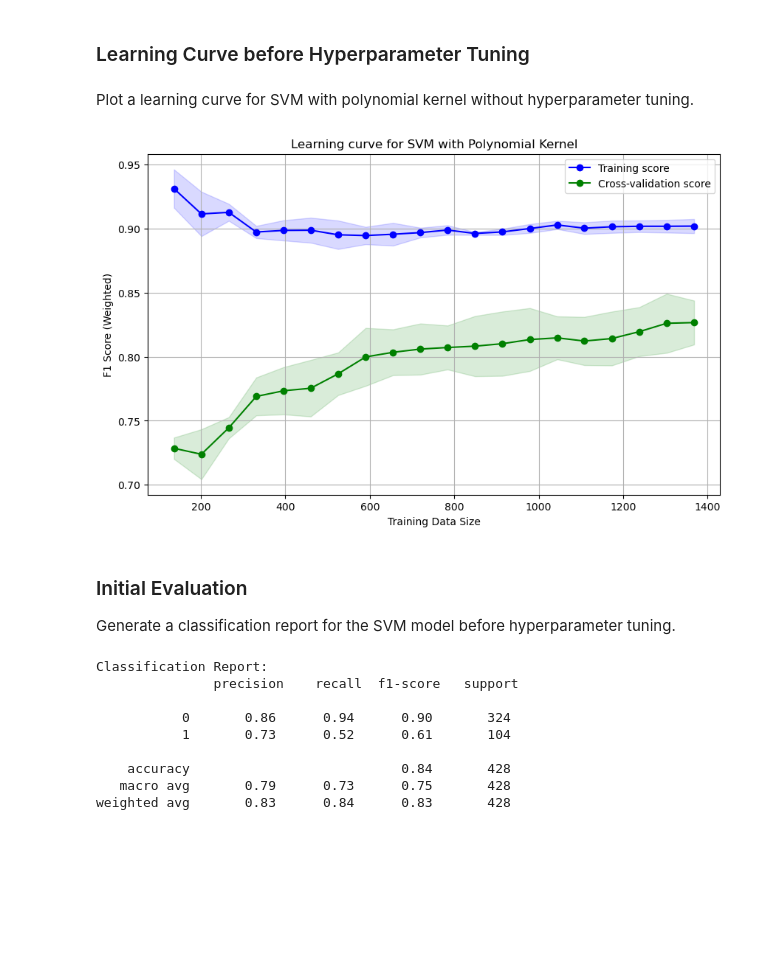
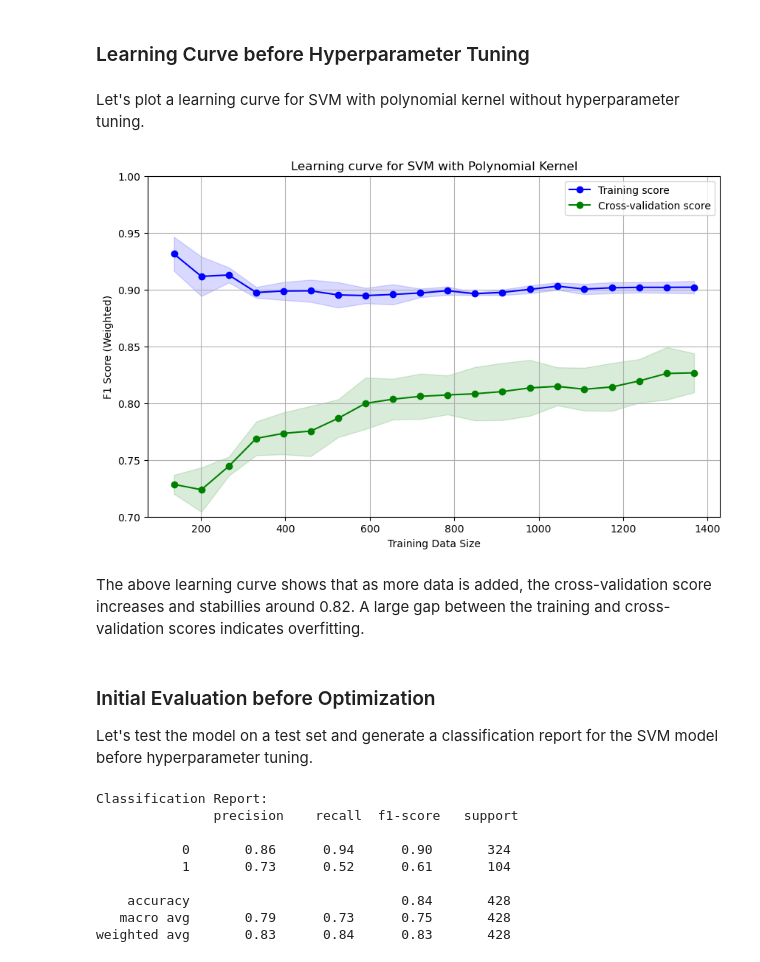
Before and after one commit to masaki9/aids_clinical_trials_group_study, a Jupyter notebook: notebook.ipynb, the cells around one changed output. Drawn from its saved outputs; the diff is of its cells as text; code cells hidden in the pictures; blank space fills up the shorter version.

```diff
--- a/notebook.ipynb
+++ b/notebook.ipynb
@@ -44,14 +46,16 @@ svm_pipe = make_pipeline(StandardScaler(), SVC(kernel='poly')).fit(X_train, y_tr
 # %% [markdown]
 ### Learning Curve before Hyperparameter Tuning
 # %% [markdown]
-Plot a learning curve for SVM with polynomial kernel without hyperparameter tuning.
+Let's plot a learning curve for SVM with polynomial kernel without hyperparameter tuning.
 # %%
-utils.plot_learning_curve(svm_pipe, X_train, y_train, cv, scoring, ylabel='F1 Score (Weighted)', title='Learning curve for SVM with Polynomial Kernel', show=True)
+utils.plot_learning_curve(svm_pipe, X_train, y_train, cv, scoring, ylabel='F1 Score (Weighted)', title='Learning curve for SVM with Polynomial Kernel', ylim=(0.7, 1.0), show=True)
 # %% [output]
-[figure, old version]
+[figure, new version]
+# %% [markdown]
+The above learning curve shows that as more data is added, the cross-validation score increases and stabillies around 0.82. A large gap between the training and cross-validation scores indicates overfitting.
 # %% [markdown]
-### Initial Evaluation
-Generate a classification report for the SVM model before hyperparameter tuning.
+### Initial Evaluation before Optimization
+Let's test the model on a test set and generate a classification report for the SVM model before hyperparameter tuning.
 # %%
 utils.generate_classification_report(svm_pipe, X_test, y_test)
 # %% [output]
```
Also changed, not shown: parts of 8 cells of this notebook, 1 other file.
